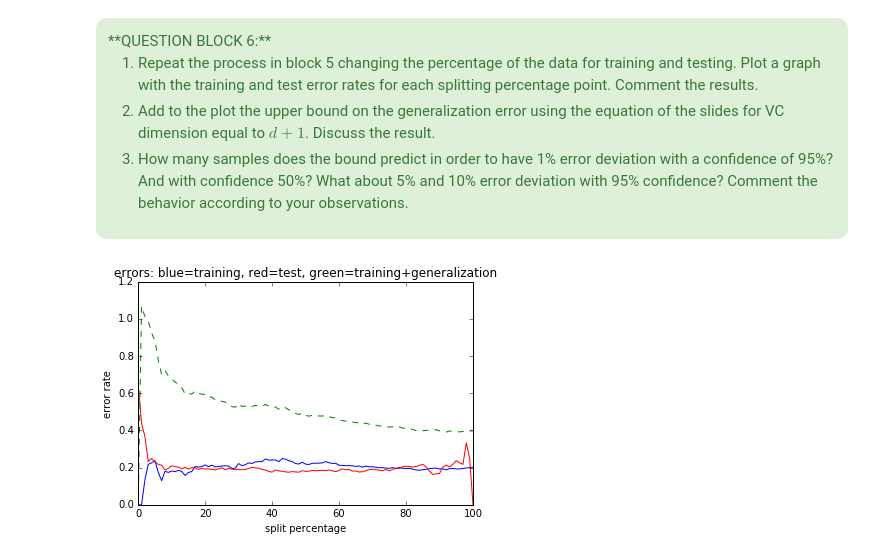
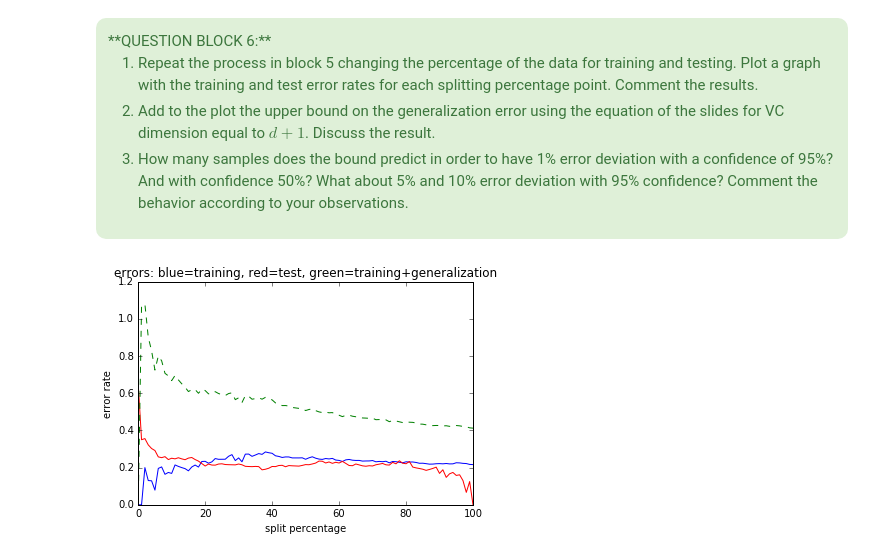
Before and after one commit to emasa/IML, a Jupyter notebook: supervised_exercise_2_student.ipynb, the cells around one changed output. Drawn from its saved outputs; the diff is of its cells as text; code cells hidden in the pictures.

```diff
--- a/supervised_exercise_2_student.ipynb
+++ b/supervised_exercise_2_student.ipynb
@@ -270,15 +279,17 @@ Repeat the process in block 4 changing the order of some of the steps. Follow ex
 #1.
 %reset -f
 
-#2.
+#2.-7.
 import scipy.io as sio
 import math
 import copy
 import numpy as np
+import random as rd
 
 data = sio.loadmat('diabetes.mat')
 X = data['x'].T
 y = data['y']
+n = len(X)
 
 def ana_sol(x,y):
     x_pinv = np.linalg.pinv(x)
@@ -286,14 +297,28 @@ def ana_sol(x,y):
     return w
 
 def classify(w,x):
-    x_til = [1]*(len(x)+1)
+    x_til = [1]*(n+1)
     x_til[1:] = x
     return np.sign(np.dot(np.transpose(x_til),w))
 
 def calc_errs(split_perc):
-    split = int(round(len(X)*(split_perc/100.0)))
-    X_train, X_test, y_train, y_test = X[:split], X[split:], y[:split], y[split:]
-    #X_train, X_test, y_train, y_test = X_test, X_train, y_test, y_train
+    #2
+    split = int(round(n*(split_perc/100.0)))
+    X_train, X_test, y_train, y_test = [0]*split, [0]*(n-split), [0]*split, [0]*(n-split)
+    rd.seed(42)
+    split_count = 0
+    used = [False]*n
+    while split_count < split:
+        rand_val = rd.randint(0,n-1)
+        if not used[rand_val]:
+            used[rand_val] = True
+            X_train[split_count], y_train[split_count] = X[rand_val], y[rand_val]
+            split_count+=1
+    split_count = 0
+    for i in range(n):
+        if not used[i]:
+            X_test[split_count], y_test[split_count] = X[i], y[i]
+            split_count += 1
 
     #3. & 5. - we change the order of 4. and 5., because they do not interfer and it is much easier to do 3. and 5. together
     #declare vars
@@ -317,7 +342,7 @@ def calc_errs(split_perc):
                 means_classed[i][j] = means_classed[i][j]/ncount_classed[i][j]
 
     #update values
-    for i in range(len(X)):
+    for i in range(n):
         for j in range(len(X[0])):
             if math.isnan(X[i][j]):
                 if y[i]==-1:
@@ -348,5 +373,4 @@ def calc_errs(split_perc):
         err_test = j_test*1.0/len(y_test)
     return err_train, err_test
 
-print calc_errs(80)
-print '??????????seed??????????'
+#print calc_errs(80)
@@ -373,32 +394,32 @@ def vcdim(n, d, delta):
     try:
         return math.sqrt((d*(math.log(2*n/d)+1)+math.log(2.0/delta))/(2*n))
         #return = math.sqrt((1.0/n)*(d*(math.log(2*n/d)+1)-math.log(mue/4.0)))
     except (ValueError, ZeroDivisionError):
         return 0
         #return vcdim(n,d,delta+0.01)
 
 err_train, err_test = [0]*101, [0]*101
 x_plot = range(101)
 for i in x_plot:
     err_train[i], err_test[i] = calc_errs(i)
 
 #1.
 plt.title('errors: blue=training, red=test, green=training+generalization')
 plt.xlabel('split percentage')
 plt.ylabel('error rate')
 plt.plot(x_plot, err_train, 'b')
 plt.hold('on')
 plt.plot(x_plot, err_test, 'r')
 #2.
 plt.hold('on')
 err_gen = [0]*101
 for i in x_plot:
-    err_gen[i] = vcdim(i*0.01*len(X), 9, 0.05)
+    err_gen[i] = vcdim(i*0.01*n, 9, 0.05)
 
 err_trgen = [0]*101
 for i in x_plot:
     err_trgen[i] = err_train[i] + err_gen[i]
 plt.plot(x_plot, err_trgen, 'g--')
 plt.show()
 # %% [output]
-[figure, old version]
+[figure, new version]
```
Also changed, not shown: parts of 8 cells of this notebook.
